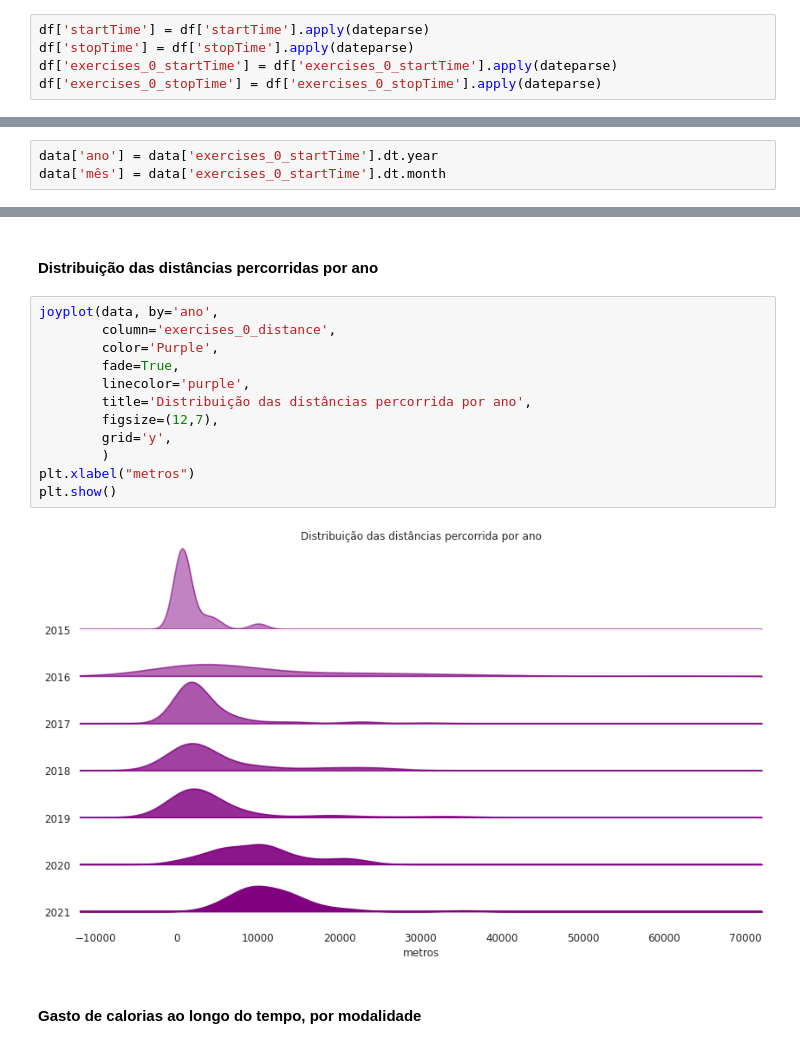
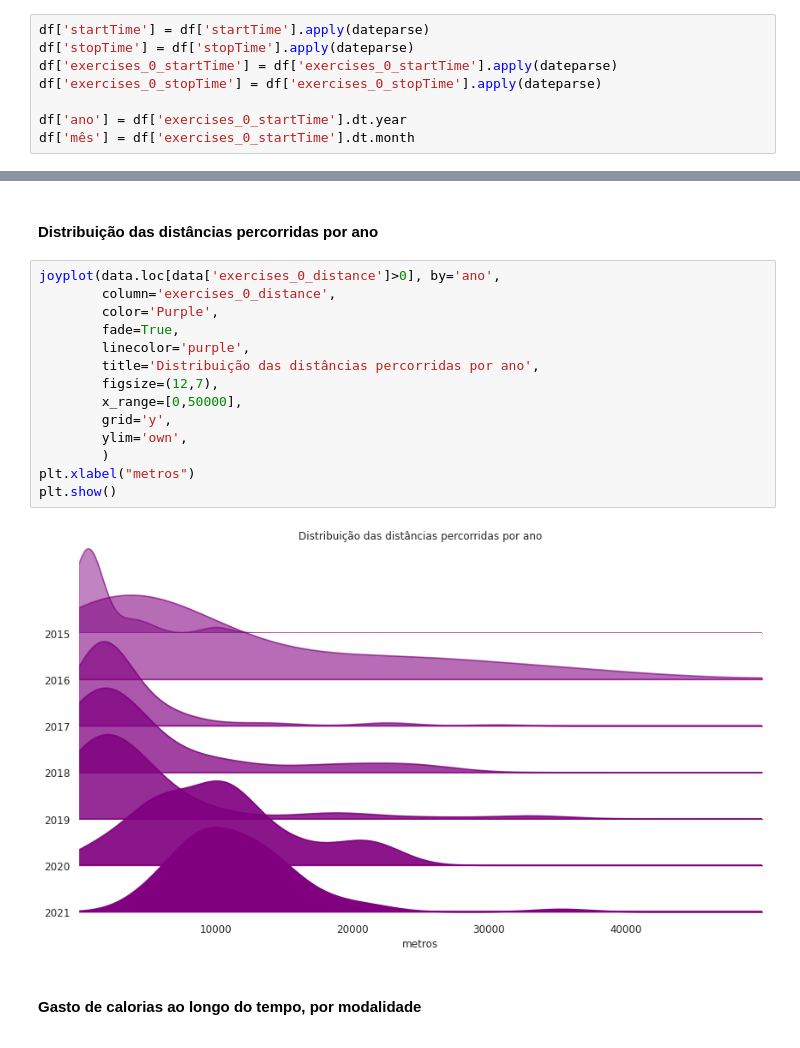
Before and after one commit to halisson-gomides/hacktathon-iesb-2022, a Jupyter notebook: EDA_hackathonIESB_2022.ipynb, the cells around one changed output, grey strips where cells are left out. Cells and saved outputs as stored; diff of their text form.

```diff
--- a/EDA_hackathonIESB_2022.ipynb
+++ b/EDA_hackathonIESB_2022.ipynb
@@ -221,6 +221,9 @@ df['startTime'] = df['startTime'].apply(dateparse)
 df['stopTime'] = df['stopTime'].apply(dateparse)
 df['exercises_0_startTime'] = df['exercises_0_startTime'].apply(dateparse)
 df['exercises_0_stopTime'] = df['exercises_0_stopTime'].apply(dateparse)
+
+df['ano'] = df['exercises_0_startTime'].dt.year
+df['mês'] = df['exercises_0_startTime'].dt.month
 # %% [markdown]
 ### Verificação de valores ausentes
 # %%
@@ -453,6 +467,3 @@ grafico_quantidade(variavel='exercises_0_sport', df=data, titulo='Qtd. de treino
-# %%
-data['ano'] = data['exercises_0_startTime'].dt.year
-data['mês'] = data['exercises_0_startTime'].dt.month
 # %%
 grafico_quantidade(variavel='ano', df=data, titulo='Qtd. de treinos por ano', paleta='cmr.copper', tamanho=(12,6), orderbyqtd=False);
 # %% [output]
@@ -510,19 +509,21 @@ sub_lineplots(data=recorte, X=recorte.index, targets=recorte.columns, shape=(3,3
 # %% [markdown]
 #### Distribuição das distâncias percorridas por ano
 # %%
-joyplot(data, by='ano',
+joyplot(data.loc[data['exercises_0_distance']>0], by='ano',
         column='exercises_0_distance',
         color='Purple',
         fade=True,
         linecolor='purple',
-        title='Distribuição das distâncias percorrida por ano',
+        title='Distribuição das distâncias percorridas por ano',
         figsize=(12,7),
+        x_range=[0,50000],
         grid='y',
+        ylim='own',
         )
 plt.xlabel("metros")
 plt.show()
 # %% [output]
-[figure, old version]
+[figure, new version]
 # %% [markdown]
 #### Gasto de calorias ao longo do tempo, por modalidade
 # %%
```
Also changed, not shown: parts of 7 cells of this notebook.
